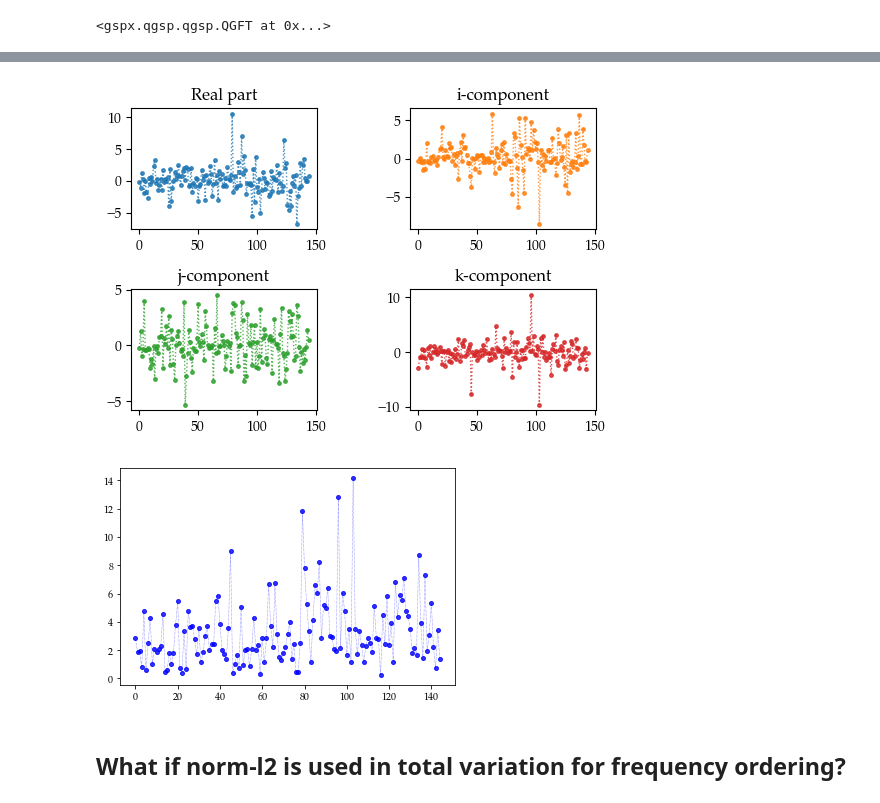
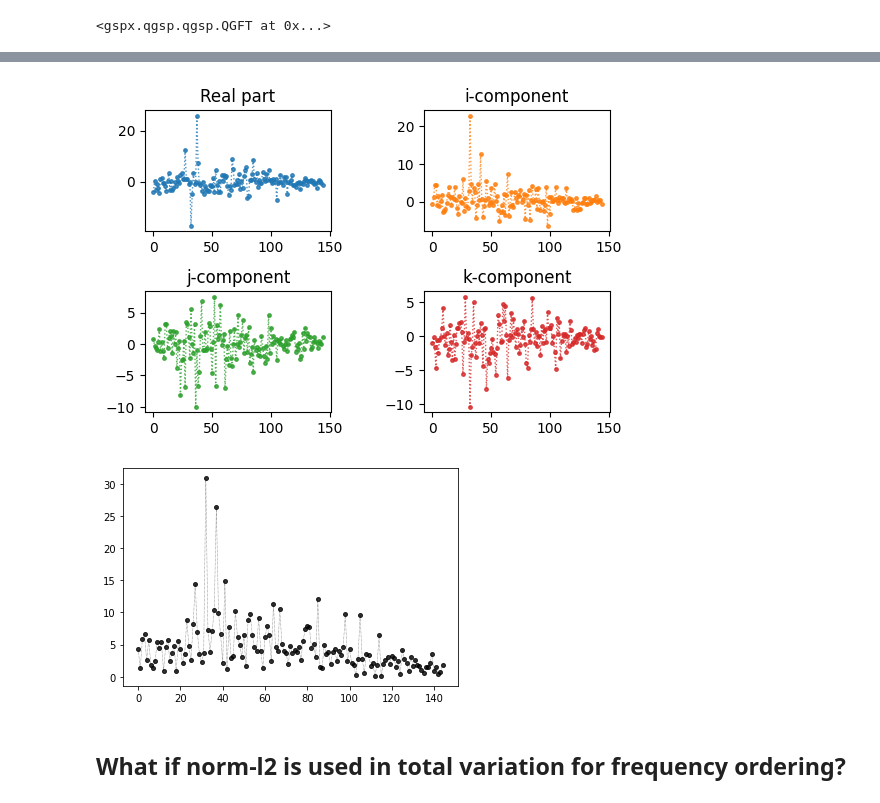
Before and after one commit to gboaviagem/gspx, a Jupyter notebook: notebooks/spectral_analysis.ipynb, the cells around one changed output, grey strips where cells are left out. Cells and saved outputs as stored; diff of their text form; code cells hidden in the pictures.

```diff
--- a/notebooks/spectral_analysis.ipynb
+++ b/notebooks/spectral_analysis.ipynb
@@ -17,7 +17,7 @@ from gspx.qgsp import create_quaternion_weights, QGFT, QMatrix
 # %% [markdown]
 ## Quaternion-weighted graph
 # %%
-data = WeatherGraphData(n_neighbors=7)
+data = WeatherGraphData(n_neighbors=9)
 Ar, coords = data.graph
 s = data.signal
 # %%
@@ -26,7 +26,7 @@ df = data.data
 Aq = create_quaternion_weights(
     Ar, df, icols=['humidity'],
     jcols=['temp'],
-    kcols=['wind_speed'], gauss_den=0.5,
+    kcols=['wind_speed'], gauss_den=3.5,
     hermitian=False)
 # %% [output]
 Please wait while the dense quaternion matrix is assembled.
@@ -82,20 +90,20 @@ plt.show()
 # %%
 ss = qgft.transform(s)
 fig = QuaternionSignal.show(ss, ordering=qgft.idx_freq)
-fig.savefig('../../phd-thesis/thesis/Figures/uk_qgsp_spectrumsig_norm1.pdf', dpi=300)
+fig.savefig('../../phd-thesis/thesis/Figures/uk_qgsp_spectrumsig_norm1_theta0p1.pdf', dpi=300)
 # %% [output]
-[figure, old version]
+[figure, new version]
 # %%
 params = dict(
     marker='.', markersize=8,
     alpha=0.8, linestyle='dotted',
     linewidth=0.5
 )
 fig = plt.figure()
-plt.plot(ss.abs().ravel()[qgft.idx_freq], color='b', **params)
-fig.savefig('../../phd-thesis/thesis/Figures/uk_ss1_abs.pdf', dpi=300)
+plt.plot(ss.abs().ravel()[qgft.idx_freq], color='k', **params)
+fig.savefig('../../phd-thesis/thesis/Figures/uk_ss1_abs_theta0p1.pdf', dpi=300)
 # %% [output]
-[figure, old version]
+[figure, new version]
 # %% [markdown]
 ## What if norm-l2 is used in total variation for frequency ordering?
 # %%
```
Also changed, not shown: parts of 6 cells of this notebook, 2 other files.
